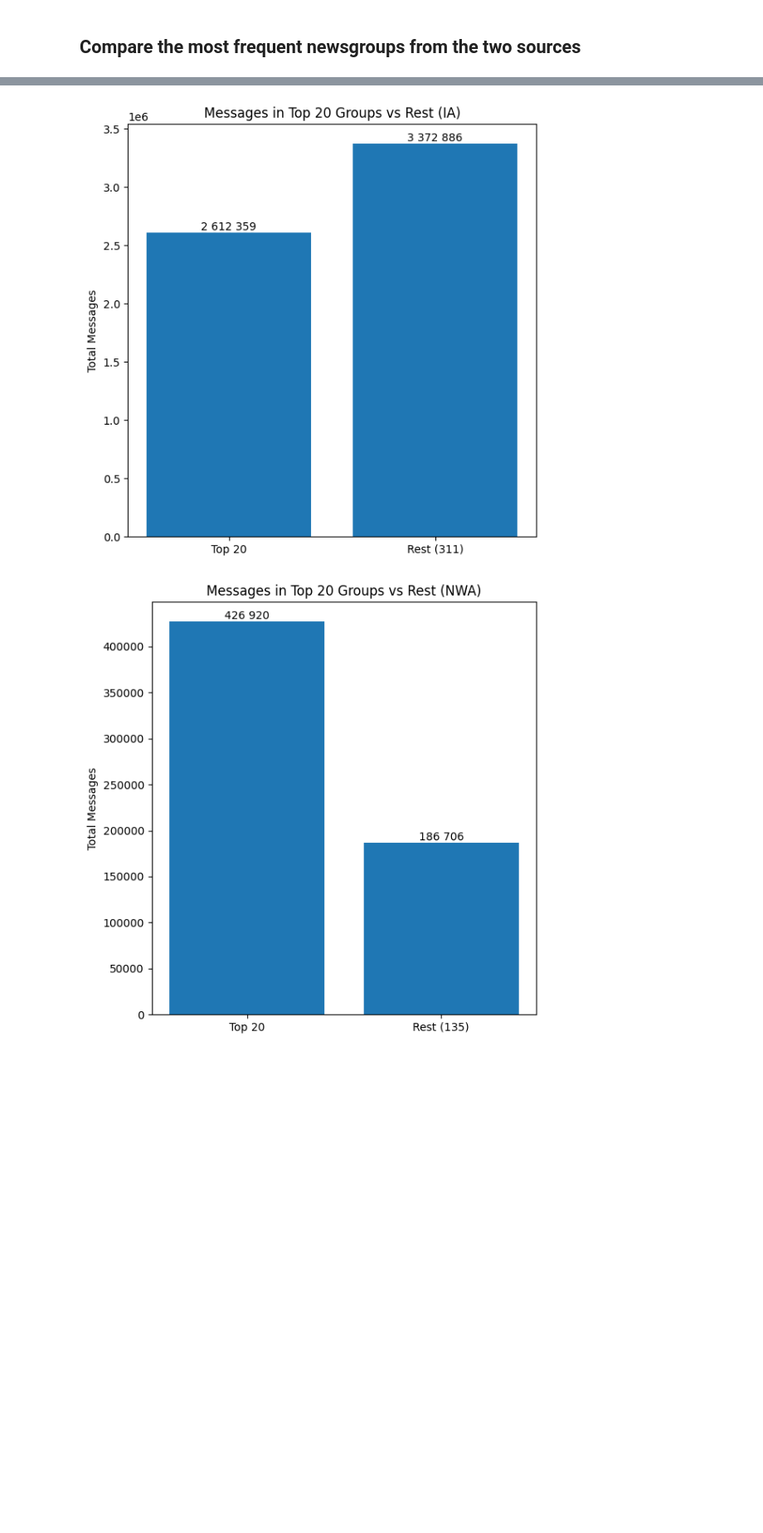
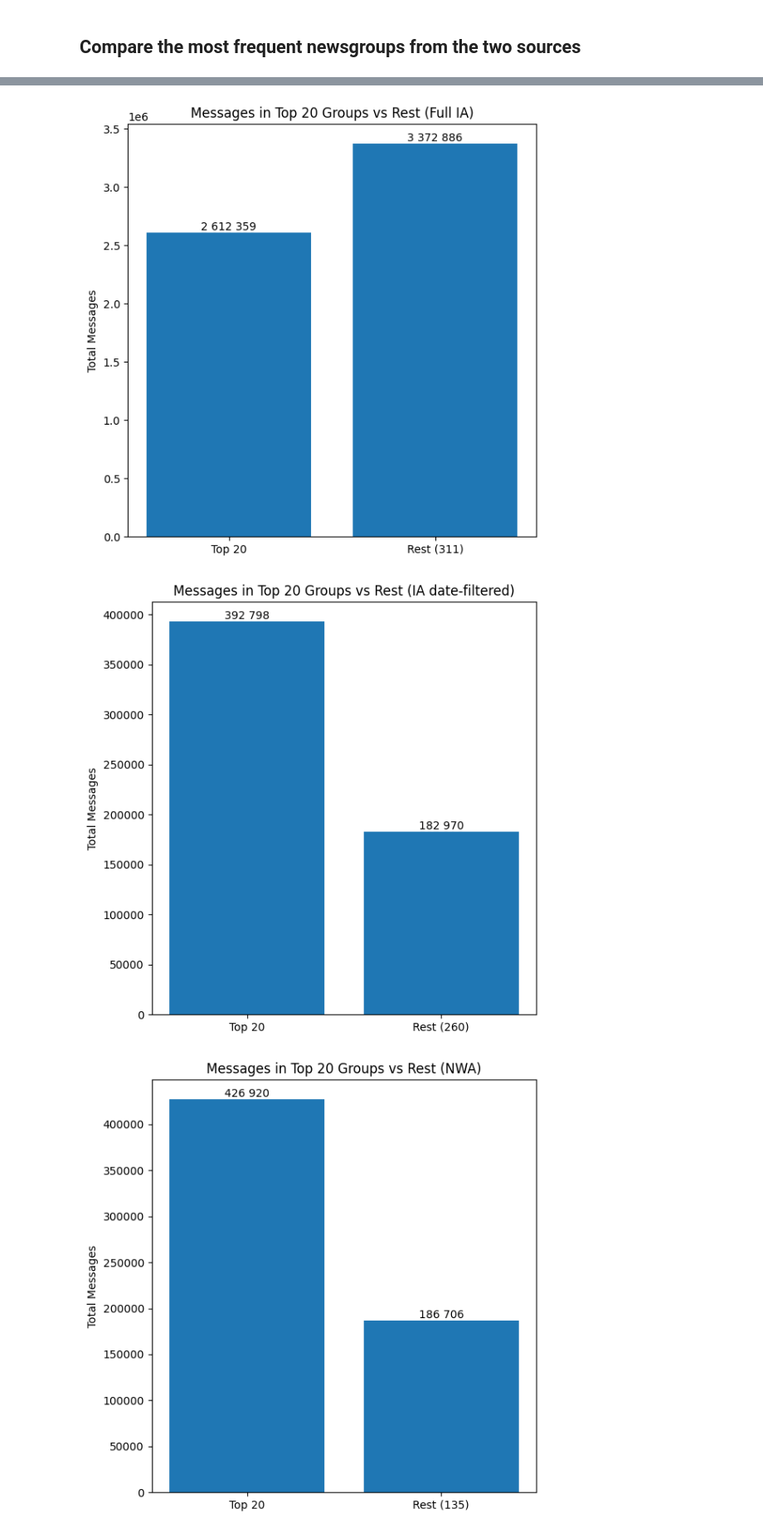
Before and after one commit to NationalLibraryOfNorway/norwegian_usenet, a Jupyter notebook: notebooks/messages_per_group.ipynb, the cells around one changed output, grey strips where cells are left out. Shown at 83% size. Drawn from its saved outputs; the diff is of its cells as text; code cells hidden in the pictures; blank space fills up the shorter version.

```diff
--- a/notebooks/messages_per_group.ipynb
+++ b/notebooks/messages_per_group.ipynb
@@ -48,10 +57,14 @@ NWA only:       23
 # %%
-ia_groups = set(df_ia["newsgroup"])
-nwa_groups = set(df_nwa["newsgroup"])
-
-fig, ax = plt.subplots(figsize=(5, 5))
-venn2([ia_groups, nwa_groups], set_labels=("IA", "NWA"), ax=ax)
-ax.set_title("Newsgroup overlap between IA and NWA")
+fig, axes = plt.subplots(1, 2, figsize=(10, 5))
+for ax, (label, df_ia) in zip(
+    axes, [("Full IA", ia_full), ("IA date-filtered", ia_filtered)]
+):
+    venn2(
+        [set(df_ia["newsgroup"]), set(df_nwa["newsgroup"])],
+        set_labels=("IA", "NWA"),
+        ax=ax,
+    )
+    ax.set_title(f"Newsgroup overlap — {label}")
 plt.tight_layout()
 plt.show()
 # %% [output]
@@ -96,11 +129,17 @@ result.head(20)
 # %%
-result_nwa = (
-    merged[["newsgroup", "pct_ia", "pct_nwa"]]
-    .sort_values("pct_nwa", ascending=False)
-    .reset_index(drop=True)
-)
-result_nwa["pct_ia"] = result_nwa["pct_ia"].map("{:.2f}%".format)
-result_nwa["pct_nwa"] = result_nwa["pct_nwa"].map("{:.2f}%".format)
-
-result_nwa.head(20)
+for label, df_ia in [("Full IA", ia_full), ("IA date-filtered", ia_filtered)]:
+    merged = df_ia.merge(df_nwa, on="newsgroup", suffixes=("_ia", "_nwa"))
+    merged["pct_ia"] = merged["message_count_ia"] / df_ia["message_count"].sum() * 100
+    merged["pct_nwa"] = (
+        merged["message_count_nwa"] / df_nwa["message_count"].sum() * 100
+    )
+    result = (
+        merged[["newsgroup", "pct_ia", "pct_nwa"]]
+        .sort_values("pct_nwa", ascending=False)
+        .reset_index(drop=True)
+    )
+    result["pct_ia"] = result["pct_ia"].map("{:.2f}%".format)
+    result["pct_nwa"] = result["pct_nwa"].map("{:.2f}%".format)
+    print(f"\n{label}")
+    display(result.head(20))
 # %% [output]
@@ -166,9 +224,11 @@ def plot_distribution(df, title):
     plt.tight_layout()
     plt.show()
 # %%
-plot_top_vs_rest(df_ia, "Messages in Top 20 Groups vs Rest (IA)")
+for label, df_ia in [("Full IA", ia_full), ("IA date-filtered", ia_filtered)]:
+    plot_top_vs_rest(df_ia, f"Messages in Top 20 Groups vs Rest ({label})")
 # %% [output]
-[figure, old version]
+[figure, new version]
+[figure, added]
 # %%
 plot_top_vs_rest(df_nwa, "Messages in Top 20 Groups vs Rest (NWA)")
 # %% [output]
```
Also changed, not shown: parts of 7 cells of this notebook, 5 other files.
